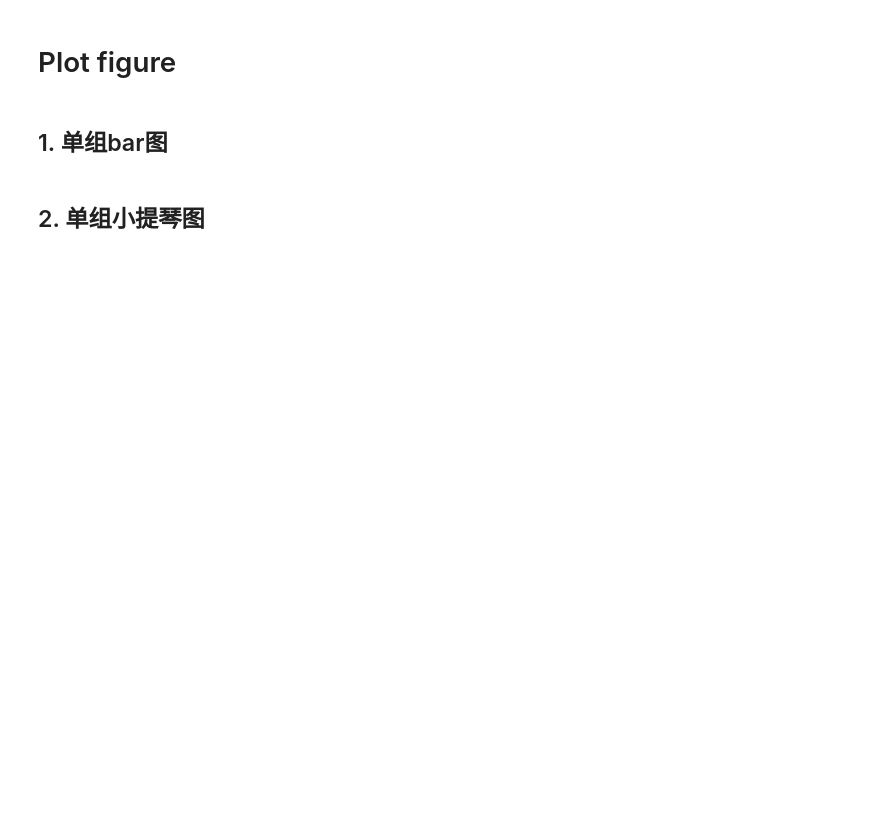
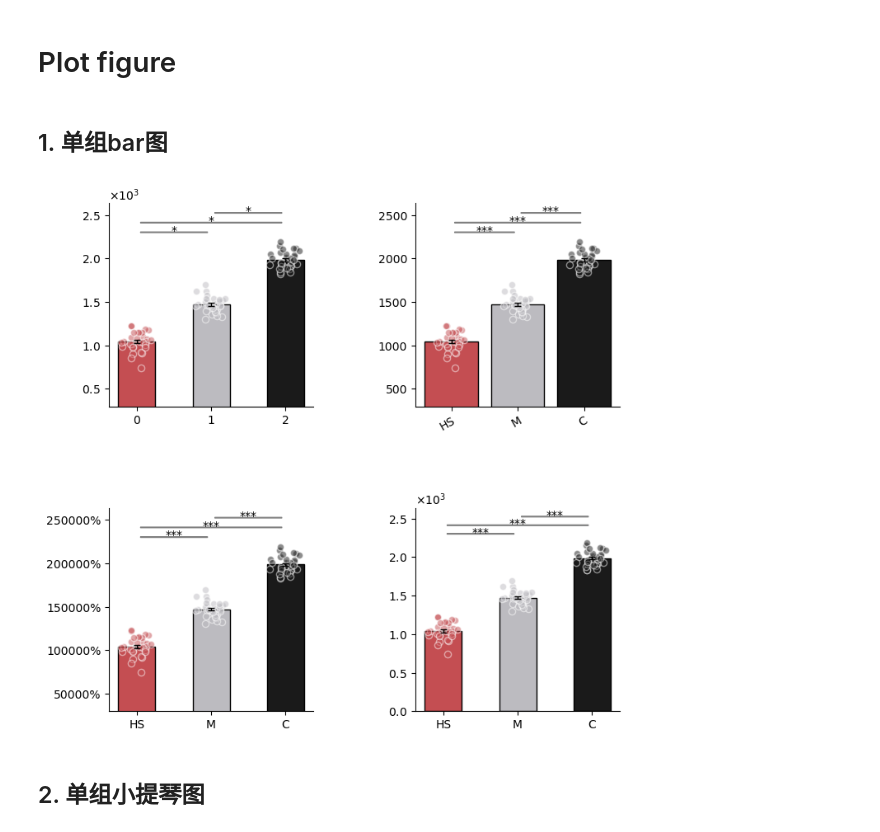
Before and after one commit to RicardoRyn/Plot_figure, a Jupyter notebook: example.ipynb, the cells around one changed output. Saved outputs shown, nothing was run; the diff lists cells and outputs as text; code cells hidden in the pictures; blank space fills up the shorter version.

```diff
--- a/example.ipynb
+++ b/example.ipynb
@@ -5,36 +5,42 @@
 # %%
 import numpy as np
 import matplotlib.pyplot as plt
 from plot_figure import *
 
 # 原始数据
 np.random.seed(0)
 Human = np.random.normal(1000,100,30)
 Macaque = np.random.normal(1500,100,30)
 Chimpanzee = np.random.normal(2000,100,30)
+
 # 导入数据
 data = [Human, Macaque, Chimpanzee]
-labels_name = ['H', 'M', 'C']
+labels_name = ['HS', 'M', 'C']
 colors = ['#c44e52','#bcbbc0', '#1a1a1a']  # 自定义颜色（十六进制）
+p_list = [0.049, 0.04, 0.049]
+
+
 # 设置figure
 fig, axes = plt.subplots(2, 2, figsize=(8,8))  # 2行2列，共4个子图
-fig.subplots_adjust(wspace=0.3, hspace=0.3)  # 设置子图间间距
+fig.subplots_adjust(wspace=0.5, hspace=0.5)  # 设置子图间间距
 # 设置axes
 ax1 = axes[0][0]  # 第1行，第1列子图
 ax2 = axes[0][1]  # 第1行，第2列子图
 ax3 = axes[1][0]  # 第2行，第1列子图
 ax4 = axes[1][1]  # 第2行，第2列子图
 # 调用函数
 ## 第1张ax
-plot_one_group_bar_figure(data, ax=ax1, colors=colors, statistic=True, test_method='external', p_list=[0.049, 0.04, 0.049])
+plot_one_group_bar_figure(data, ax=ax1, colors=colors, statistic=True, test_method='external', p_list=p_list)
 ## 第2张ax
 plot_one_group_bar_figure(data, ax=ax2, width=0.8, labels_name=labels_name, colors=colors, math_text=False, x_tick_rotation=30, x_label_ha='right', statistic=True)
 ## 第3张ax
 plot_one_group_bar_figure(data, ax=ax3, labels_name=labels_name, colors=colors, math_text=False, percentage=True, statistic=True, test_method='permutation_median')
 ## 第4张ax
 plot_one_group_bar_figure(data, ax=ax4, labels_name=labels_name, colors=colors, ax_min_is_0=True, statistic=True, test_method='ttest_rel')
 # 保存图片
 fig.savefig("./example_figures/single_bar.png", dpi=250, bbox_inches='tight')  # 保存到指定位置，以及设置图片清晰度（越清晰，图片越大），矢量图保存可以换成.svg格式
+# %% [output]
+[figure, added]
 # %% [markdown]
 ## 2. 单组小提琴图
 # %%
```
Also changed, not shown: parts of 11 cells of this notebook, 12 other files.
